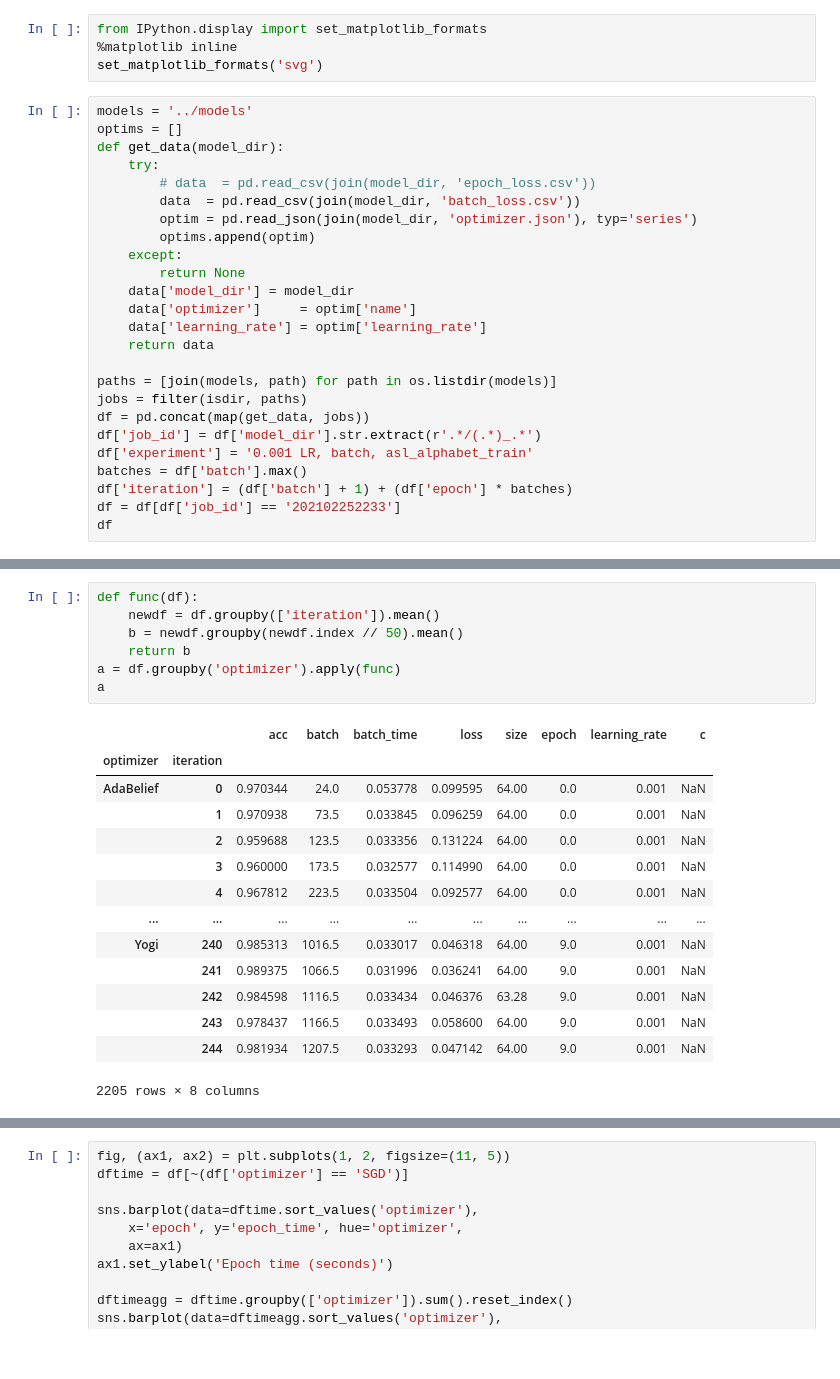
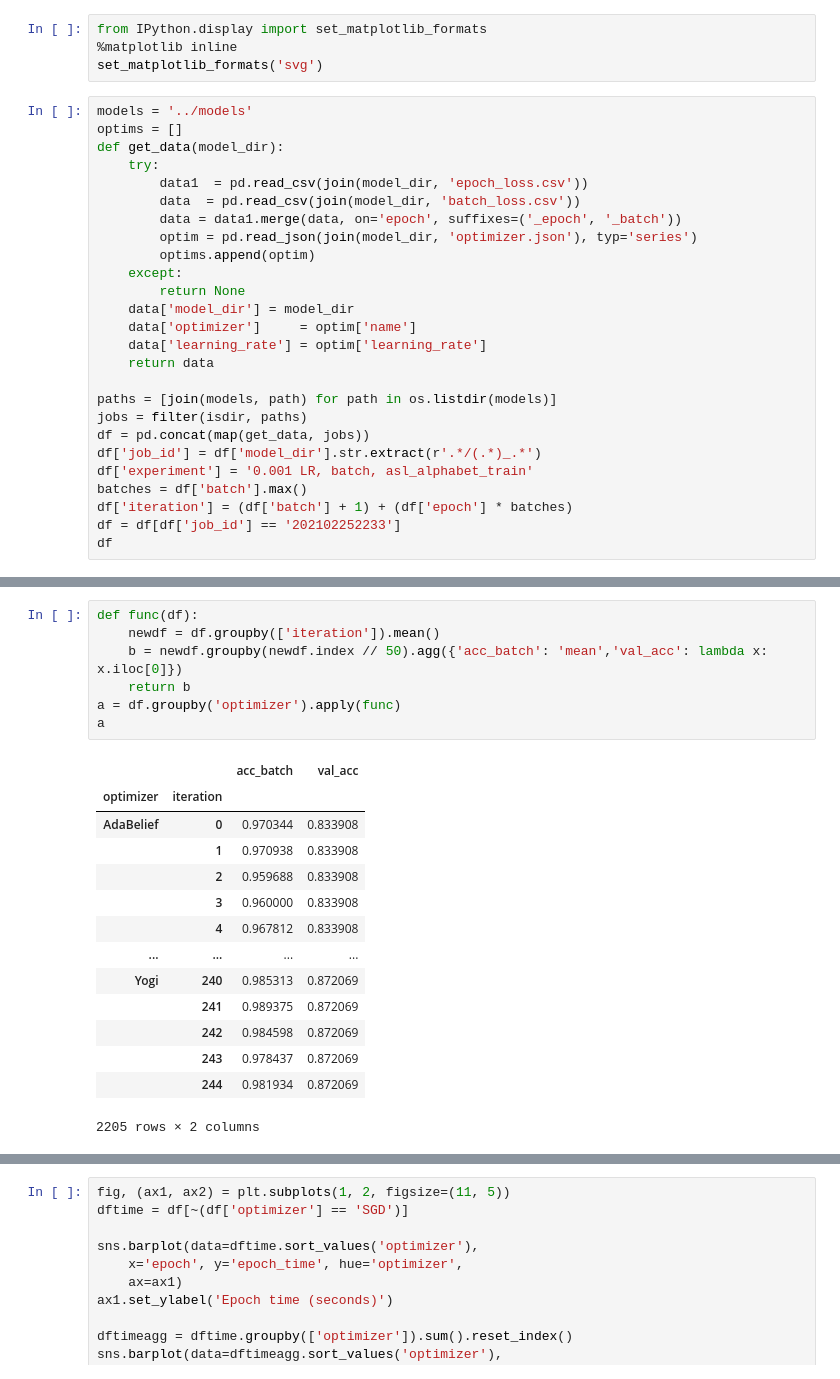
Before and after one commit to dunnkers/optimizers-sign-language, a Jupyter notebook: exploration/results.ipynb, the cells around one changed output, grey strips where cells are left out. Saved outputs shown, nothing was run; the diff lists cells and outputs as text.

```diff
--- a/exploration/results.ipynb
+++ b/exploration/results.ipynb
@@ -14,8 +14,9 @@ models = '../models'
 optims = []
 def get_data(model_dir):
     try:
-        # data  = pd.read_csv(join(model_dir, 'epoch_loss.csv'))
+        data1  = pd.read_csv(join(model_dir, 'epoch_loss.csv'))
         data  = pd.read_csv(join(model_dir, 'batch_loss.csv'))
+        data = data1.merge(data, on='epoch', suffixes=('_epoch', '_batch'))
         optim = pd.read_json(join(model_dir, 'optimizer.json'), typ='series')
         optims.append(optim)
     except:
@@ -69,24 +66,24 @@ disp
 # %%
 def func(df):
     newdf = df.groupby(['iteration']).mean()
-    b = newdf.groupby(newdf.index // 50).mean()
+    b = newdf.groupby(newdf.index // 50).agg({'acc_batch': 'mean','val_acc': lambda x: x.iloc[0]})
     return b
 a = df.groupby('optimizer').apply(func)
 a
 # %% [output]
-|  |  | acc | batch | batch_time | loss | size | epoch | learning_rate | c |
-| optimizer | iteration |  |  |  |  |  |  |  |  |
-| AdaBelief | 0 | 0.970344 | 24.0 | 0.053778 | 0.099595 | 64.00 | 0.0 | 0.001 | NaN |
-|  | 1 | 0.970938 | 73.5 | 0.033845 | 0.096259 | 64.00 | 0.0 | 0.001 | NaN |
-|  | 2 | 0.959688 | 123.5 | 0.033356 | 0.131224 | 64.00 | 0.0 | 0.001 | NaN |
-|  | 3 | 0.960000 | 173.5 | 0.032577 | 0.114990 | 64.00 | 0.0 | 0.001 | NaN |
-|  | 4 | 0.967812 | 223.5 | 0.033504 | 0.092577 | 64.00 | 0.0 | 0.001 | NaN |
-| ... | ... | ... | ... | ... | ... | ... | ... | ... | ... |
-| Yogi | 240 | 0.985313 | 1016.5 | 0.033017 | 0.046318 | 64.00 | 9.0 | 0.001 | NaN |
-|  | 241 | 0.989375 | 1066.5 | 0.031996 | 0.036241 | 64.00 | 9.0 | 0.001 | NaN |
-|  | 242 | 0.984598 | 1116.5 | 0.033434 | 0.046376 | 63.28 | 9.0 | 0.001 | NaN |
-|  | 243 | 0.978437 | 1166.5 | 0.033493 | 0.058600 | 64.00 | 9.0 | 0.001 | NaN |
-|  | 244 | 0.981934 | 1207.5 | 0.033293 | 0.047142 | 64.00 | 9.0 | 0.001 | NaN |
+|  |  | acc_batch | val_acc |
+| optimizer | iteration |  |  |
+| AdaBelief | 0 | 0.970344 | 0.833908 |
+|  | 1 | 0.970938 | 0.833908 |
+|  | 2 | 0.959688 | 0.833908 |
+|  | 3 | 0.960000 | 0.833908 |
+|  | 4 | 0.967812 | 0.833908 |
+| ... | ... | ... | ... |
+| Yogi | 240 | 0.985313 | 0.872069 |
+|  | 241 | 0.989375 | 0.872069 |
+|  | 242 | 0.984598 | 0.872069 |
+|  | 243 | 0.978437 | 0.872069 |
+|  | 244 | 0.981934 | 0.872069 |
-2205 rows × 8 columns
+2205 rows × 2 columns
 # %%
 c = a.reset_index(level=['optimizer', 'iteration'])
```
Also changed, not shown: parts of 15 cells of this notebook.
